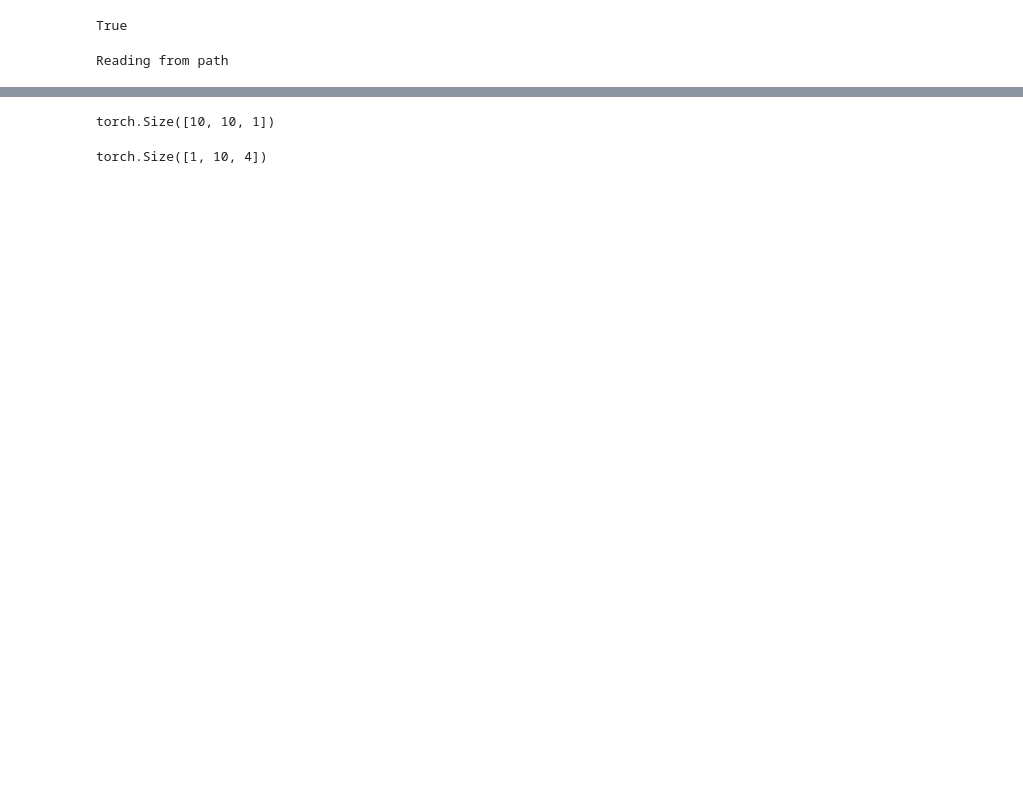
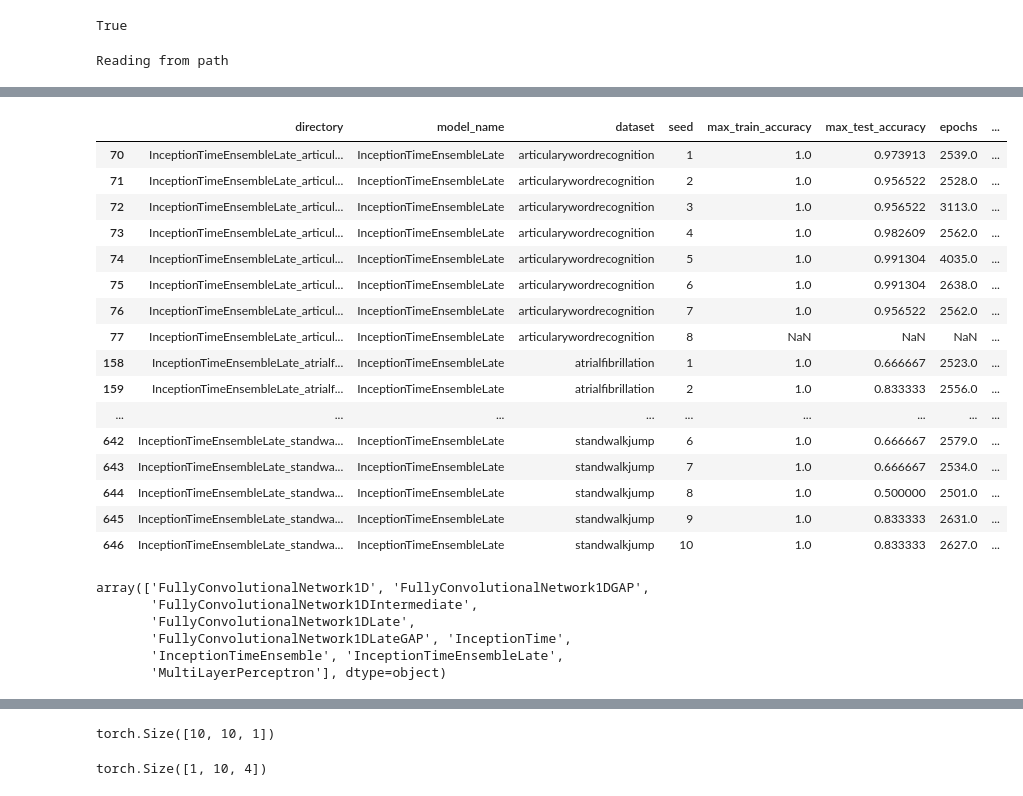
Before and after one commit to samuelthomaz7/multimodal_time_series_classification, a Jupyter notebook: test_notebook.ipynb, the cells around one changed output, grey strips where cells are left out. Drawn from its saved outputs; the diff is of its cells as text; code cells hidden in the pictures; blank space fills up the shorter version.

```diff
--- a/test_notebook.ipynb
+++ b/test_notebook.ipynb
@@ -51,5 +53,34 @@ complete_data.query("model_name == 'FullyConvolutionalNetwork1DLate'").query("da
+# %%
+complete_data.query("model_name == 'InceptionTimeEnsembleLate'")
+# %% [output]
+|  | directory | model_name | dataset | seed | max_train_accuracy | max_test_accuracy | epochs | ... |
+| 70 | InceptionTimeEnsembleLate_articul... | InceptionTimeEnsembleLate | articularywordrecognition | 1 | 1.0 | 0.973913 | 2539.0 | ... |
+| 71 | InceptionTimeEnsembleLate_articul... | InceptionTimeEnsembleLate | articularywordrecognition | 2 | 1.0 | 0.956522 | 2528.0 | ... |
+| 72 | InceptionTimeEnsembleLate_articul... | InceptionTimeEnsembleLate | articularywordrecognition | 3 | 1.0 | 0.956522 | 3113.0 | ... |
+| 73 | InceptionTimeEnsembleLate_articul... | InceptionTimeEnsembleLate | articularywordrecognition | 4 | 1.0 | 0.982609 | 2562.0 | ... |
+| 74 | InceptionTimeEnsembleLate_articul... | InceptionTimeEnsembleLate | articularywordrecognition | 5 | 1.0 | 0.991304 | 4035.0 | ... |
+| 75 | InceptionTimeEnsembleLate_articul... | InceptionTimeEnsembleLate | articularywordrecognition | 6 | 1.0 | 0.991304 | 2638.0 | ... |
+| 76 | InceptionTimeEnsembleLate_articul... | InceptionTimeEnsembleLate | articularywordrecognition | 7 | 1.0 | 0.956522 | 2562.0 | ... |
+| 77 | InceptionTimeEnsembleLate_articul... | InceptionTimeEnsembleLate | articularywordrecognition | 8 | NaN | NaN | NaN | ... |
+| 158 | InceptionTimeEnsembleLate_atrialf... | InceptionTimeEnsembleLate | atrialfibrillation | 1 | 1.0 | 0.666667 | 2523.0 | ... |
+| 159 | InceptionTimeEnsembleLate_atrialf... | InceptionTimeEnsembleLate | atrialfibrillation | 2 | 1.0 | 0.833333 | 2556.0 | ... |
+| ... | ... | ... | ... | ... | ... | ... | ... | ... |
+| 642 | InceptionTimeEnsembleLate_standwa... | InceptionTimeEnsembleLate | standwalkjump | 6 | 1.0 | 0.666667 | 2579.0 | ... |
+| 643 | InceptionTimeEnsembleLate_standwa... | InceptionTimeEnsembleLate | standwalkjump | 7 | 1.0 | 0.666667 | 2534.0 | ... |
+| 644 | InceptionTimeEnsembleLate_standwa... | InceptionTimeEnsembleLate | standwalkjump | 8 | 1.0 | 0.500000 | 2501.0 | ... |
+| 645 | InceptionTimeEnsembleLate_standwa... | InceptionTimeEnsembleLate | standwalkjump | 9 | 1.0 | 0.833333 | 2631.0 | ... |
+| 646 | InceptionTimeEnsembleLate_standwa... | InceptionTimeEnsembleLate | standwalkjump | 10 | 1.0 | 0.833333 | 2627.0 | ... |
 # %%
 agg_results_data = get_all_results(True)
+# %%
+agg_results_data.model_name.unique()
+# %% [output]
+array(['FullyConvolutionalNetwork1D', 'FullyConvolutionalNetwork1DGAP',
+       'FullyConvolutionalNetwork1DIntermediate',
+       'FullyConvolutionalNetwork1DLate',
+       'FullyConvolutionalNetwork1DLateGAP', 'InceptionTime',
+       'InceptionTimeEnsemble', 'InceptionTimeEnsembleLate',
+       'MultiLayerPerceptron'], dtype=object)
 # %%
 agg_results_data.query("model_name == 'FullyConvolutionalNetwork1DGAP'")
 # %% [output]
```
Also changed, not shown: parts of 5 cells of this notebook, 1 other file.
